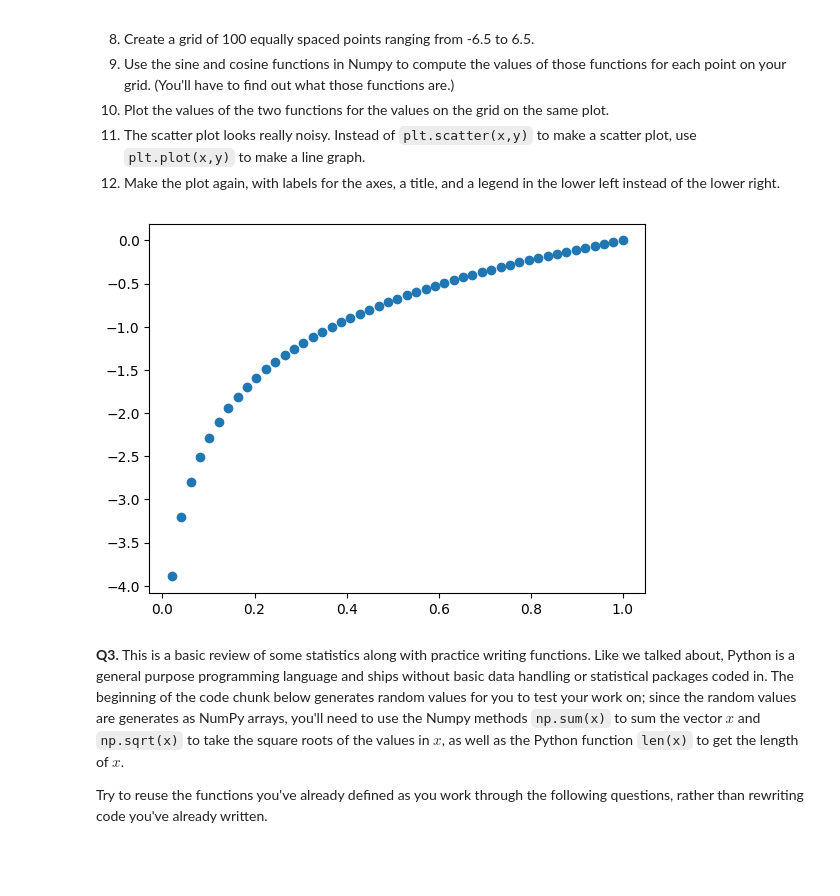
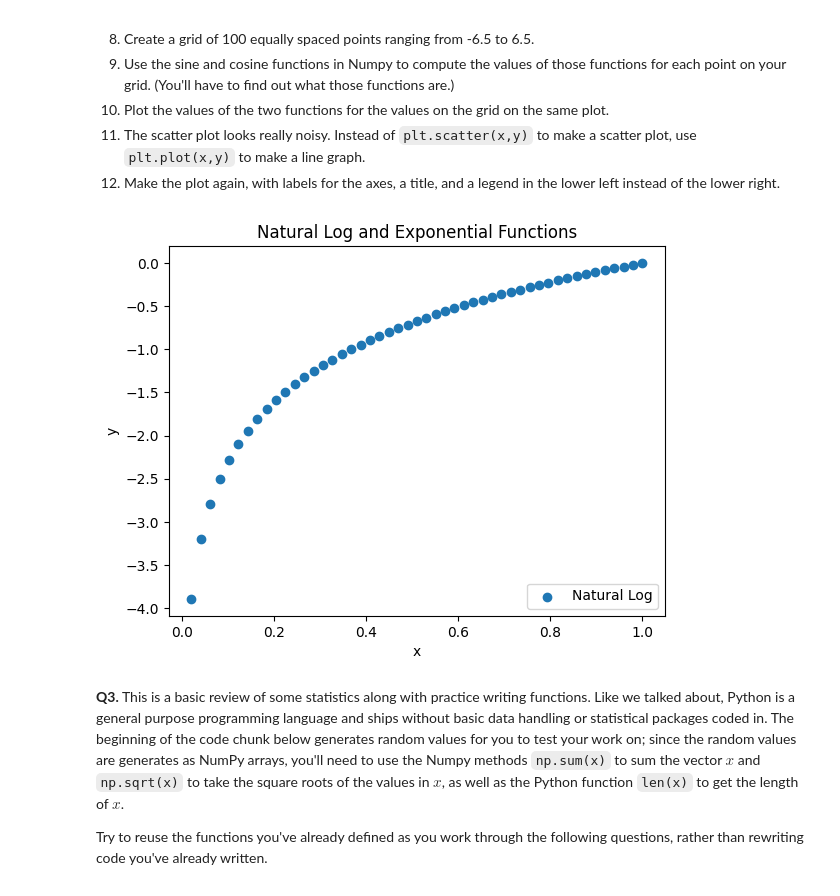
Before and after one commit to JZheng313/programming, a Jupyter notebook: assignment/assignment_programming.ipynb, the cells around one changed output. Saved outputs shown, nothing was run; the diff lists cells and outputs as text; code cells hidden in the pictures; blank space fills up the shorter version.

```diff
--- a/assignment/assignment_programming.ipynb
+++ b/assignment/assignment_programming.ipynb
@@ -38,11 +38,17 @@ import matplotlib.pyplot as plt
 # %%
 x = np.linspace(0, 1, 50)
 y = np.log(x)
 z = np.exp(x)
-plt.scatter(x,y)
+plt.scatter(x,y, label='Natural Log')
+
+plt.xlabel('x')
+plt.ylabel('y')
+plt.title("Natural Log and Exponential Functions")
+plt.legend(loc = 'lower right')
+
 plt.show()
 # %% [output]
-[figure, old version]
+[figure, new version]
 # %% [markdown]
 **Q3.** This is a basic review of some statistics along with practice writing functions. Like we talked about, Python is a general purpose programming language and ships without basic data handling or statistical packages coded in. The beginning of the code chunk below generates random values for you to test your work on; since the random values are generates as NumPy arrays, you'll need to use the Numpy methods `np.sum(x)` to sum the vector $x$ and `np.sqrt(x)` to take the square roots of the values in $x$, as well as the Python function `len(x)` to get the length of $x$.
 
```
